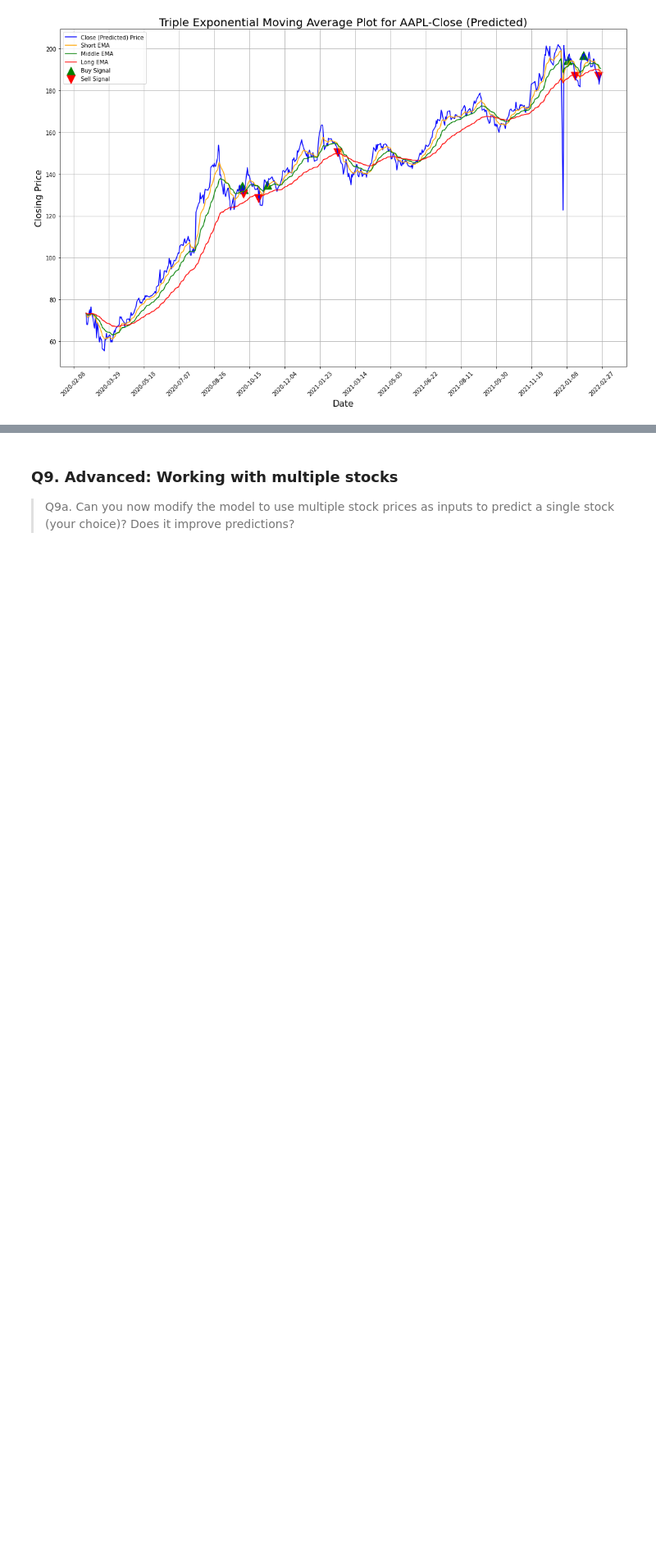
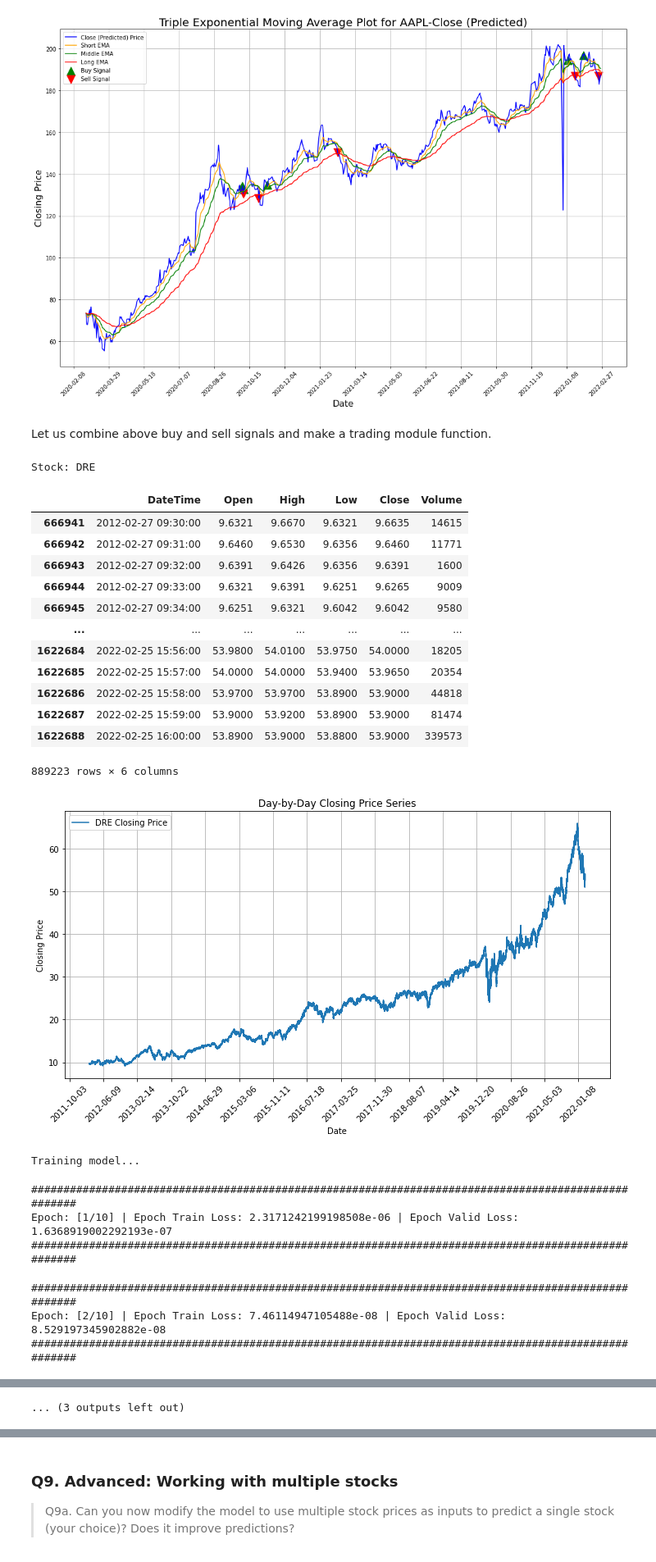
Before and after one commit to munish30monga/lstm_based_stock_trading_system, a Jupyter notebook: 22m2153.ipynb, the cells around one changed output, grey strips where cells are left out. Shown at 82% size. Cells and saved outputs as stored; diff of their text form; code cells hidden in the pictures; blank space fills up the shorter version.

```diff
--- a/22m2153.ipynb
+++ b/22m2153.ipynb
@@ -2108,2 +2110,4 @@ plot_tema(tema_df_dict_test, buy_dict, sell_dict, predict=f'{predict} (Predicted
 # %% [output]
 [figure]
+# %% [markdown]
+Let us combine above buy and sell signals and make a trading module function.
@@ -2109,0 +2141,46 @@ plot_tema(tema_df_dict_test, buy_dict, sell_dict, predict=f'{predict} (Predicted
+# %%
+stocks = ["DRE"]
+hyperparameters = {
+    'batch_size': 128,
+    'random_seed': 42,
+    'few_stocks': 4,
+    'start_date': '2020-01-01',
+    'end_date': '2020-02-01',
+    'seq_length': 10,
+    'pred_horizon': 1,
+    'predict': 'Open',
+    'hidden_dim': 32,
+    'num_layers': 1,
+    'epochs': 10,
+    'learning_rate': 0.01,
+    'weight_decay': 0.03,
+    'regularize': False,
+    'years_to_keep': 10,
+    'patience': 4,
+    'save_best': False
+}
+# %%
+model, pred_df_dict_valid, pred_df_dict_test = LSTM_main(stocks, hyperparameters, analyse=True, plot_loss=False, plot_actual_vs_pred=True)
+# %% [output]
+Stock: DRE
+|  | DateTime | Open | High | Low | Close | Volume |
+| 666941 | 2012-02-27 09:30:00 | 9.6321 | 9.6670 | 9.6321 | 9.6635 | 14615 |
+| 666942 | 2012-02-27 09:31:00 | 9.6460 | 9.6530 | 9.6356 | 9.6460 | 11771 |
+| 666943 | 2012-02-27 09:32:00 | 9.6391 | 9.6426 | 9.6356 | 9.6391 | 1600 |
+| 666944 | 2012-02-27 09:33:00 | 9.6321 | 9.6391 | 9.6251 | 9.6265 | 9009 |
+| 666945 | 2012-02-27 09:34:00 | 9.6251 | 9.6321 | 9.6042 | 9.6042 | 9580 |
+| ... | ... | ... | ... | ... | ... | ... |
+| 1622684 | 2022-02-25 15:56:00 | 53.9800 | 54.0100 | 53.9750 | 54.0000 | 18205 |
+| 1622685 | 2022-02-25 15:57:00 | 54.0000 | 54.0000 | 53.9400 | 53.9650 | 20354 |
+| 1622686 | 2022-02-25 15:58:00 | 53.9700 | 53.9700 | 53.8900 | 53.9000 | 44818 |
+| 1622687 | 2022-02-25 15:59:00 | 53.9000 | 53.9200 | 53.8900 | 53.9000 | 81474 |
+| 1622688 | 2022-02-25 16:00:00 | 53.8900 | 53.9000 | 53.8800 | 53.9000 | 339573 |
+889223 rows × 6 columns
+[figure, added]
+Training model...
+####################################################################################################
+Epoch: [1/10] | Epoch Train Loss: 2.3171242199198508e-06 | Epoch Valid Loss: 1.6368919002292193e-07
+####################################################################################################
+####################################################################################################
+Epoch: [2/10] | Epoch Train Loss: 7.46114947105488e-08 | Epoch Valid Loss: 8.529197345902882e-08
+####################################################################################################
@@ -2109,0 +2218 @@ plot_tema(tema_df_dict_test, buy_dict, sell_dict, predict=f'{predict} (Predicted
+... (3 outputs left out)
```
Also changed, not shown: parts of 15 cells of this notebook.
